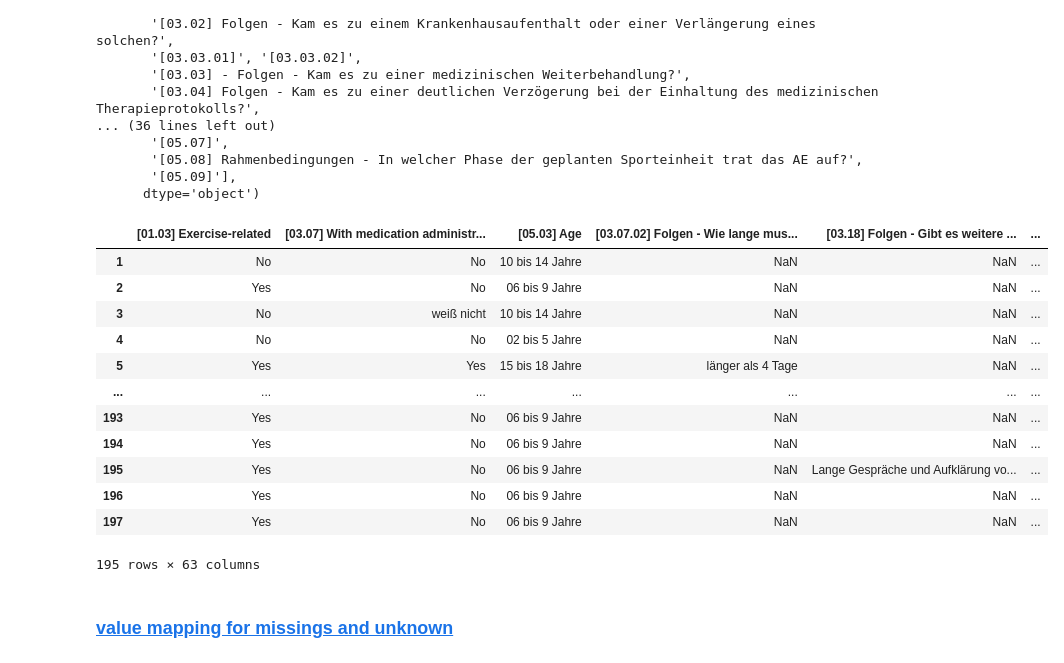
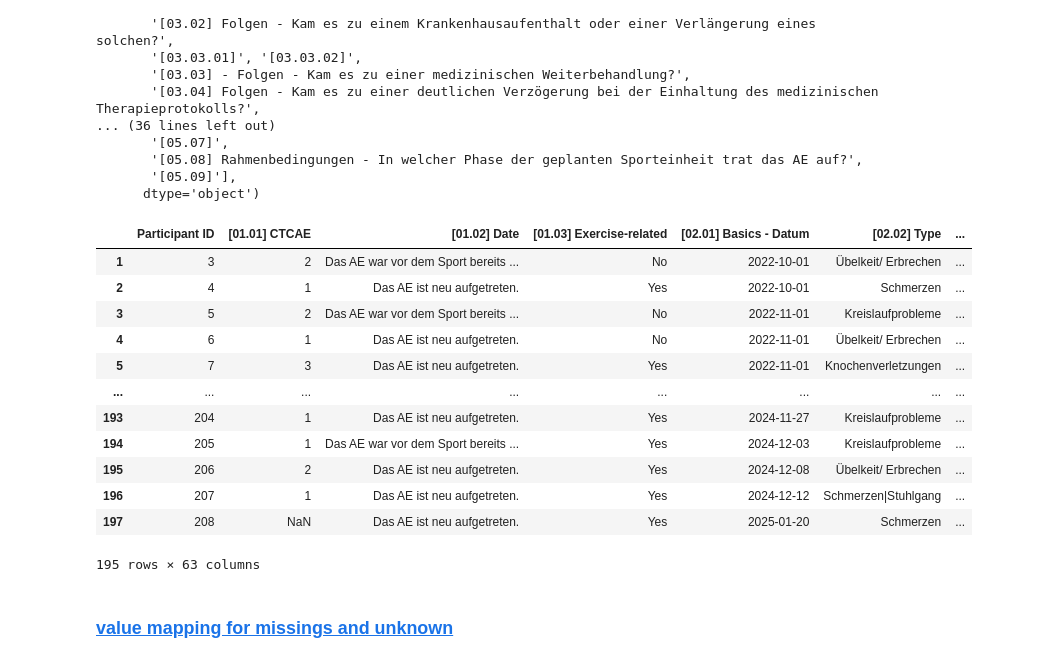
Before and after one commit to smeisegeier/sport-adverse-events, a Jupyter notebook: src/1_create.ipynb, the cells around one changed output. Saved outputs shown, nothing was run; the diff lists cells and outputs as text; code cells hidden in the pictures.

```diff
--- a/src/1_create.ipynb
+++ b/src/1_create.ipynb
@@ -545,46 +545,46 @@ df_codebook_columns = df_codebook_columns.dropna(subset=["col_final"])
 # * column names in target df can be full label or code only, so 2 rounds are needed
 def create_col_map(df, join_col: str):
     # * only use rows with not NA values
     series_source = df_csv_condensed.columns.to_series()
     series_target = df_codebook_columns.set_index(join_col)["col_final"]
     # * use concat to join two series
     series_joint = (pd.concat(
         [
             series_source,
             series_target
         ],
         axis=1, join="inner"
         )
         ["col_final"]
     )
     return series_joint.to_dict()
 
 col_map1 = create_col_map(df_codebook_columns, "col_clean")
 col_map2 = create_col_map(df_codebook_columns, "col_code")
 
 # * relabel column names in 2 rounds
 df_csv_condensed.rename(columns=col_map1, inplace=True)
 df_csv_condensed.rename(columns=col_map2, inplace=True)
 
 
 # * (deprecated) strip column names to code only
 # cols = df_csv_condensed.columns
 # df_csv_condensed.columns = [re.sub(REGEX_NONCODE, "]", col) for col in cols]
 
-df_csv_condensed
+df_csv_condensed[df_csv_condensed.columns.sort_values()]
 # %% [output]
-|  | [01.03] Exercise-related | [03.07] With medication administr... | [05.03] Age | [03.07.02] Folgen - Wie lange mus... | [03.18] Folgen - Gibt es weitere ... | ... |
-| 1 | No | No | 10 bis 14 Jahre | NaN | NaN | ... |
-| 2 | Yes | No | 06 bis 9 Jahre | NaN | NaN | ... |
-| 3 | No | weiß nicht | 10 bis 14 Jahre | NaN | NaN | ... |
-| 4 | No | No | 02 bis 5 Jahre | NaN | NaN | ... |
-| 5 | Yes | Yes | 15 bis 18 Jahre | länger als 4 Tage | NaN | ... |
-| ... | ... | ... | ... | ... | ... | ... |
-| 193 | Yes | No | 06 bis 9 Jahre | NaN | NaN | ... |
-| 194 | Yes | No | 06 bis 9 Jahre | NaN | NaN | ... |
-| 195 | Yes | No | 06 bis 9 Jahre | NaN | Lange Gespräche und Aufklärung vo... | ... |
-| 196 | Yes | No | 06 bis 9 Jahre | NaN | NaN | ... |
-| 197 | Yes | No | 06 bis 9 Jahre | NaN | NaN | ... |
+|  | Participant ID | [01.01] CTCAE | [01.02] Date | [01.03] Exercise-related | [02.01] Basics - Datum | [02.02] Type | ... |
+| 1 | 3 | 2 | Das AE war vor dem Sport bereits ... | No | 2022-10-01 | Übelkeit/ Erbrechen | ... |
+| 2 | 4 | 1 | Das AE ist neu aufgetreten. | Yes | 2022-10-01 | Schmerzen | ... |
+| 3 | 5 | 2 | Das AE war vor dem Sport bereits ... | No | 2022-11-01 | Kreislaufprobleme | ... |
+| 4 | 6 | 1 | Das AE ist neu aufgetreten. | No | 2022-11-01 | Übelkeit/ Erbrechen | ... |
+| 5 | 7 | 3 | Das AE ist neu aufgetreten. | Yes | 2022-11-01 | Knochenverletzungen | ... |
+| ... | ... | ... | ... | ... | ... | ... | ... |
+| 193 | 204 | 1 | Das AE ist neu aufgetreten. | Yes | 2024-11-27 | Kreislaufprobleme | ... |
+| 194 | 205 | 1 | Das AE war vor dem Sport bereits ... | Yes | 2024-12-03 | Kreislaufprobleme | ... |
+| 195 | 206 | 2 | Das AE ist neu aufgetreten. | Yes | 2024-12-08 | Übelkeit/ Erbrechen | ... |
+| 196 | 207 | 1 | Das AE ist neu aufgetreten. | Yes | 2024-12-12 | Schmerzen|Stuhlgang | ... |
+| 197 | 208 | NaN | Das AE ist neu aufgetreten. | Yes | 2025-01-20 | Schmerzen | ... |
 195 rows × 63 columns
 # %% [markdown]
 ### <a id='toc1_4_6_'></a>[value mapping for missings and unknown](#toc0_)
```
Also changed, not shown: parts of 5 cells of this notebook, 5 other files.
